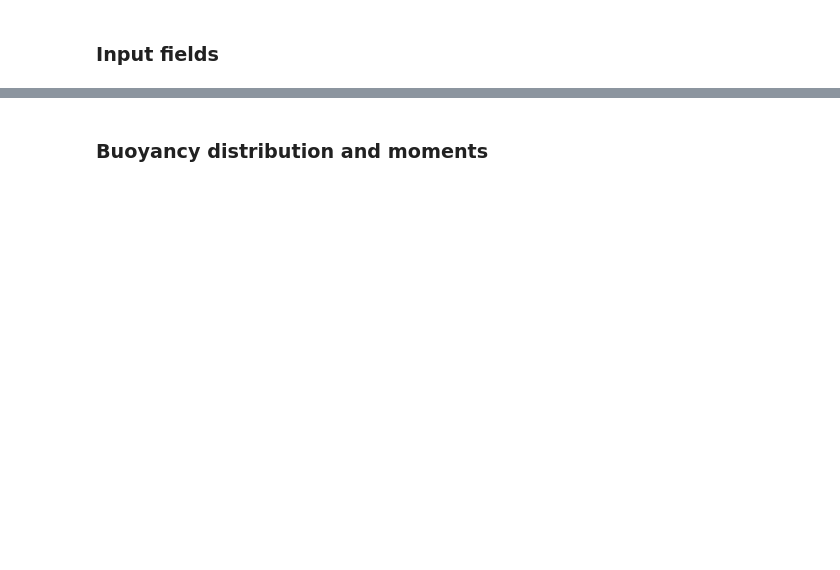
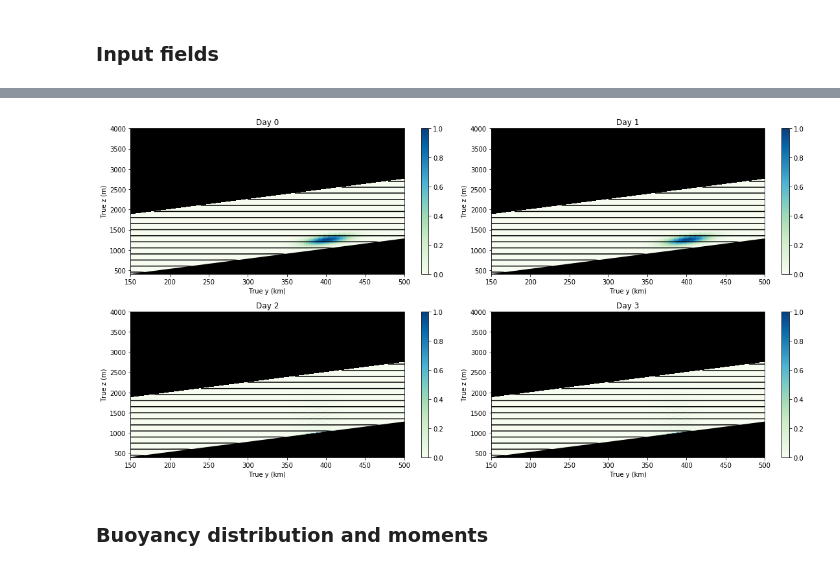
Before and after one commit to rmholmes/Slope_Tracer, a Jupyter notebook: Slope_Tracer_Analysis.ipynb, the cells around one changed output, grey strips where cells are left out. Saved outputs shown, nothing was run; the diff lists cells and outputs as text; code cells hidden in the pictures; blank space fills up the shorter version.

```diff
--- a/Slope_Tracer_Analysis.ipynb
+++ b/Slope_Tracer_Analysis.ipynb
@@ -87,36 +97,38 @@ outdir = 'saveRUNS/tmp/testrun/'
 params = np.load(outdir + 'runparams.npz');locals().update(params)
 snaps = outdir + 'snapshots.h5';
 fig = plt.figure(figsize=(16, 8), facecolor='w')
-tts = [round(x) for x in np.linspace(0,12,4)]
+tts = [round(x) for x in np.linspace(0,3,4)]
 for ii in range(len(tts)):#range(0,49):
     axisTR = plt.subplot(2,2,ii+1)
     axisTR.set_xlabel('True y (km)');axisTR.set_ylabel('True z (m)');axisTR.set_title('Tracer Concentration')
     axisTR.set_xlim([0,Ly/1.e3]);axisTR.set_ylim([0.,Lz + slope*Ly]);axisTR.set_facecolor('k')
 
     with h5py.File(snaps, mode='r') as file:
         y = file['scales/y/1.0'][:];z = file['scales/z/1.0'][:];
         dy = y[1:]-y[:-1];dz = z[1:]-z[:-1];
         dA = np.tile(dy,[len(z)-1,1]).T*np.tile(dz,[len(y)-1,1]);
         ym, zm = np.meshgrid(y,z)
         zt = np.cos(theta)*zm + np.sin(theta)*ym;
         yt = -np.sin(theta)*zm + np.cos(theta)*ym # Rotated Coordinates
         B = N2*np.sin(theta)*ym + N2*np.cos(theta)*(zm + np.exp(-q0*zm)*np.cos(q0*zm)/q0)
         t = file['scales/sim_time'][:]/lday;
         trT = file['tasks']['trT'][:,0,0]
         tr = file['tasks']['tr'][tts[ii],:,:]
         p = axisTR.pcolormesh(yt/1.e3, zt, tr.T/np.max(tr), cmap='GnBu', vmin=0., vmax=1.);#GnBu
 
     # Add buoyancy contours
     plt.contour(yt/1.0e3, zt, B, 30, colors='k')
     axisTR.plot(y/1.0e3, slope*y,'k-', linewidth=4.)
     plt.colorbar(p, ax = axisTR)
     plt.title('Day %d' % t[tts[ii]])
     ax = plt.gca()
     ax.set_ylim([400.,4000.])
     ax.set_xlim([150.,500.])
 
 plt.tight_layout()
 plt.savefig(outdir + 'TrConc_timeseries')
+# %% [output]
+[figure, added]
 # %% [markdown]
 ### Buoyancy distribution and moments
 # %%
```
Also changed, not shown: parts of 9 cells of this notebook, 1 other file.
